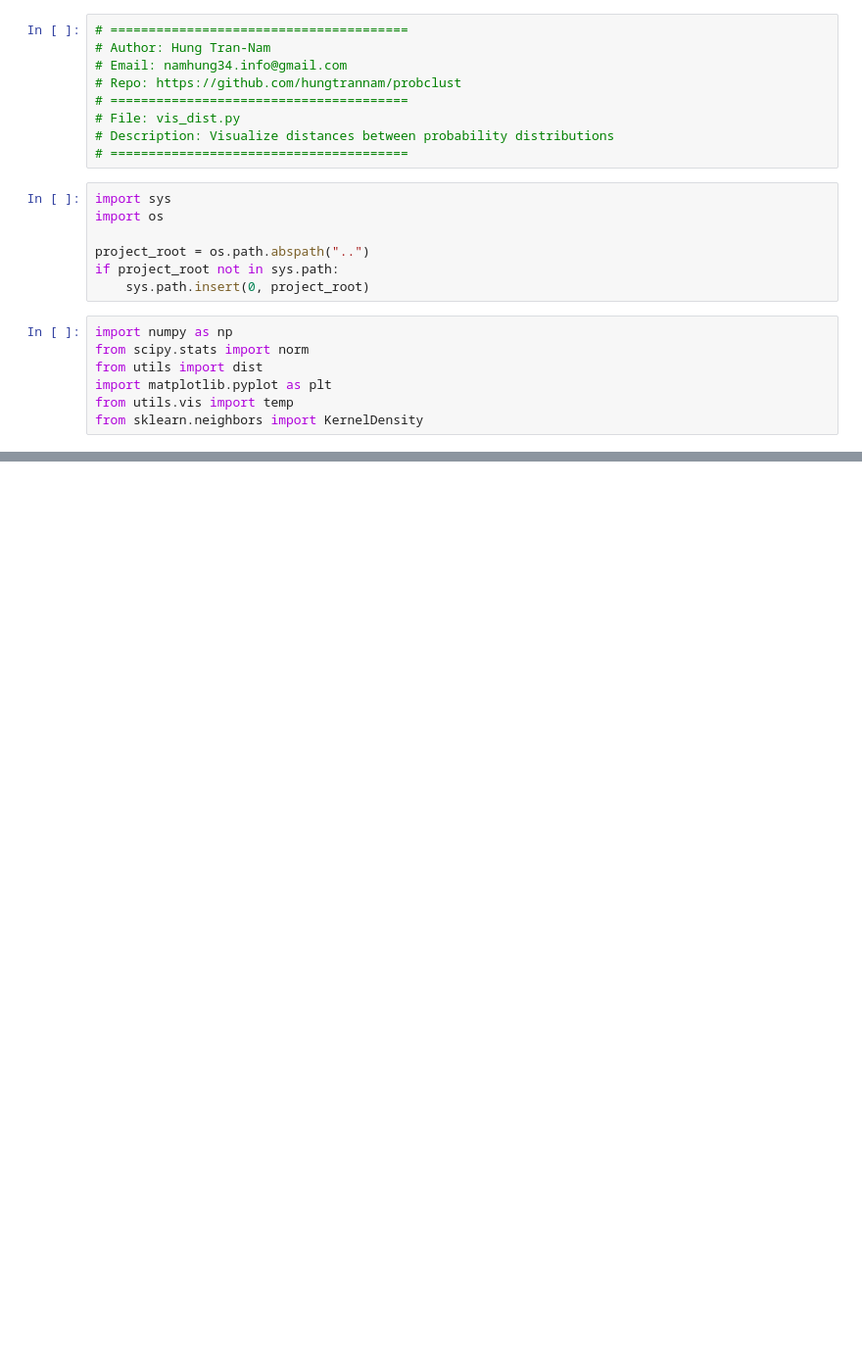
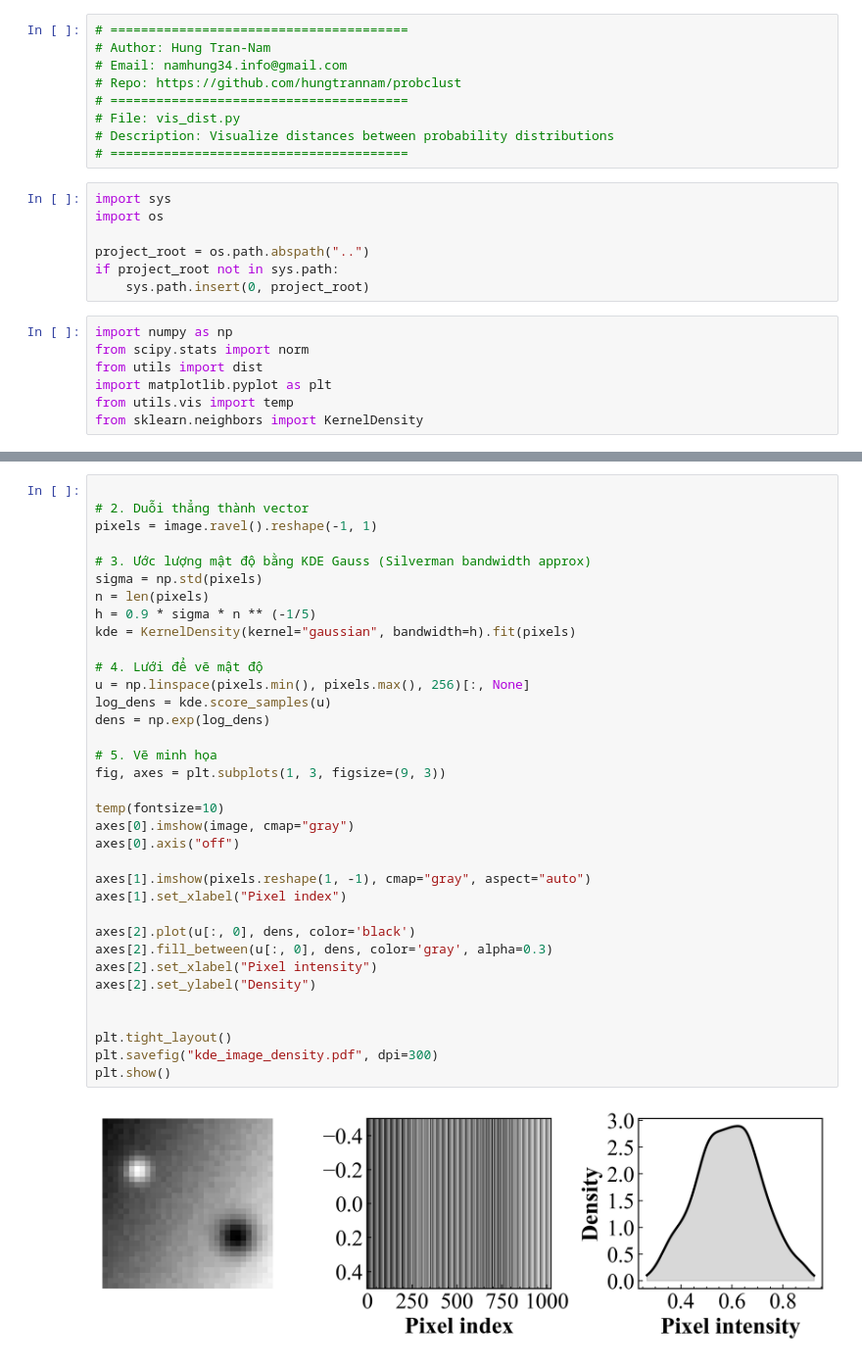
Before and after one commit to hungtrannam/probclust, a Jupyter notebook: notebooks/vis_imageExtraction.ipynb, the cells around one changed output, grey strips where cells are left out. Shown: that part at 98% size. Cells and saved outputs as stored; diff of their text form; blank space fills up the shorter version.

```diff
--- a/notebooks/vis_imageExtraction.ipynb
+++ b/notebooks/vis_imageExtraction.ipynb
@@ -81,3 +84,40 @@ plt.show()
+# %%
+
+# 2. Duỗi thẳng thành vector
+pixels = image.ravel().reshape(-1, 1)
+
+# 3. Ước lượng mật độ bằng KDE Gauss (Silverman bandwidth approx)
+sigma = np.std(pixels)
+n = len(pixels)
+h = 0.9 * sigma * n ** (-1/5)
+kde = KernelDensity(kernel="gaussian", bandwidth=h).fit(pixels)
+
+# 4. Lưới để vẽ mật độ
+u = np.linspace(pixels.min(), pixels.max(), 256)[:, None]
+log_dens = kde.score_samples(u)
+dens = np.exp(log_dens)
+
+# 5. Vẽ minh họa
+fig, axes = plt.subplots(1, 3, figsize=(9, 3))
+
+temp(fontsize=10)
+axes[0].imshow(image, cmap="gray")
+axes[0].axis("off")
+
+axes[1].imshow(pixels.reshape(1, -1), cmap="gray", aspect="auto")
+axes[1].set_xlabel("Pixel index")
+
+axes[2].plot(u[:, 0], dens, color='black')
+axes[2].fill_between(u[:, 0], dens, color='gray', alpha=0.3)
+axes[2].set_xlabel("Pixel intensity")
+axes[2].set_ylabel("Density")
+
+
+plt.tight_layout()
+plt.savefig("kde_image_density.pdf", dpi=300)
+plt.show()
+# %% [output]
+[figure, added]
 # %%
 # Vẽ minh họa: ảnh gốc chia patch + mật độ KDE cho từng patch tương ứng
 
```
Also changed, not shown: parts of 3 cells of this notebook, 14 other files.
